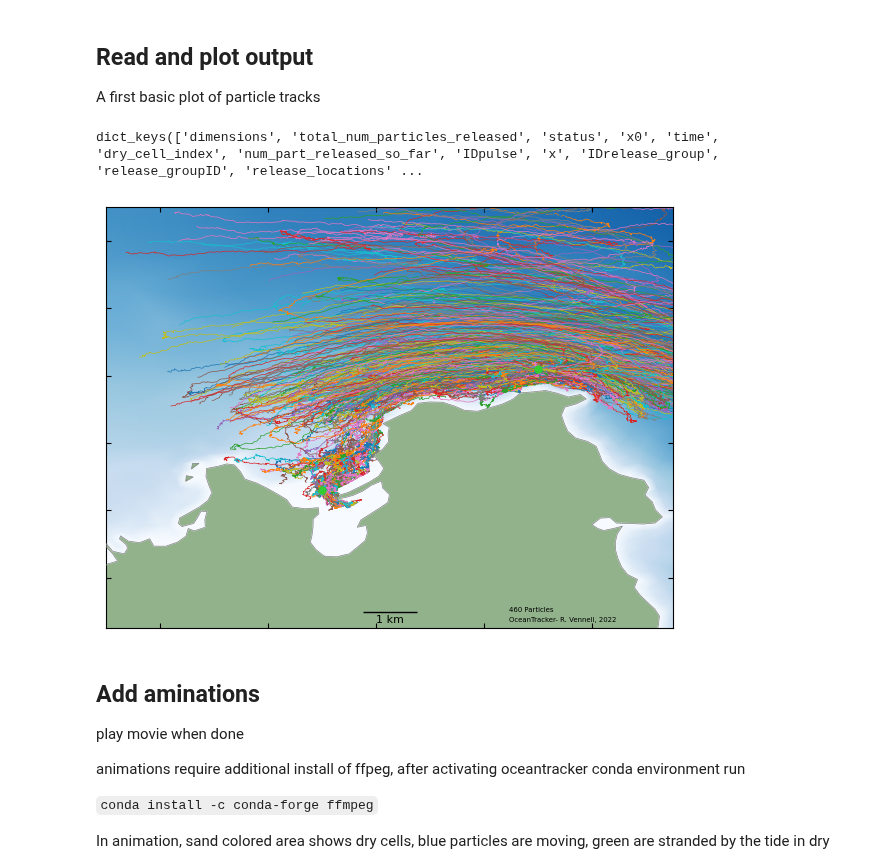
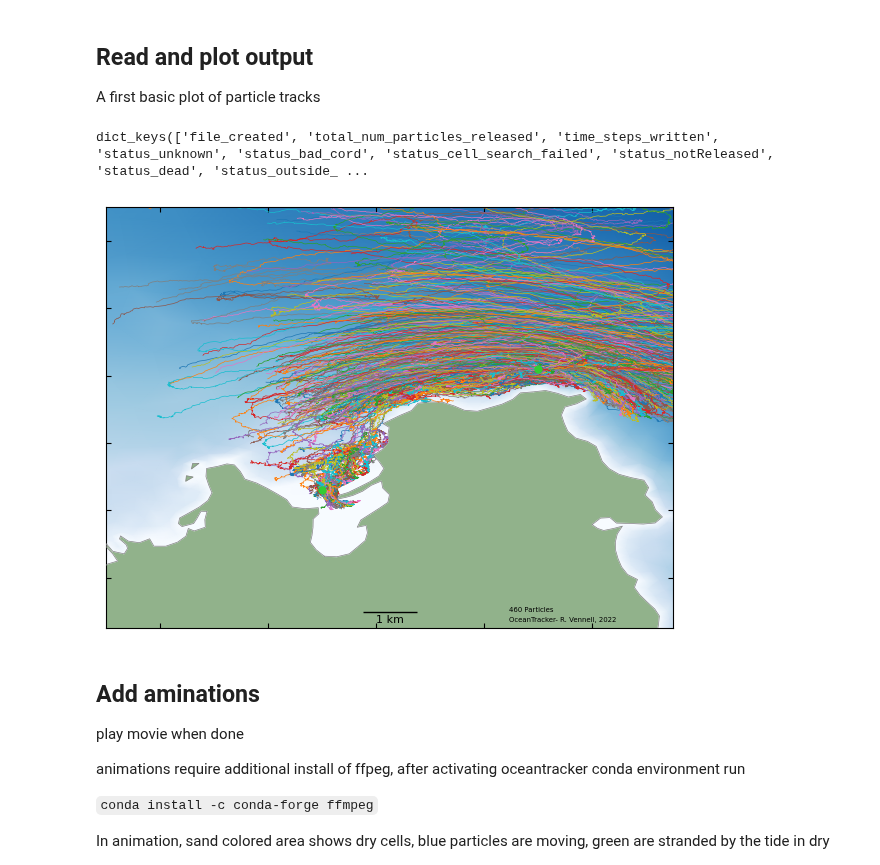
Before and after one commit to oceantracker/oceantracker, a Jupyter notebook: tutorials_how_to/A_minimal_example.ipynb, the cells around one changed output. Drawn from its saved outputs; the diff is of its cells as text; code cells hidden in the pictures.

```diff
--- a/tutorials_how_to/A_minimal_example.ipynb
+++ b/tutorials_how_to/A_minimal_example.ipynb
@@ -69,18 +69,18 @@ main: --------------------------------------------------------------------------
 # %%
 # read output files
 from oceantracker.post_processing.read_output_files import  load_output_files
 
 # read particle track data into a dictionary using case_info_file_name
-tracks = load_output_files.load_particle_track_vars(case_info_file_name)
+tracks = load_output_files.load_track_data(case_info_file_name)
 print(tracks.keys()) # show what is in tracks dictionary holds
 
 from oceantracker.post_processing.plotting.plot_tracks import plot_tracks
 
 ax= [1591000, 1601500, 5478500, 5491000]  # area to plot
 plot_tracks(tracks, axis_lims=ax)
 # %% [output]
-dict_keys(['dimensions', 'total_num_particles_released', 'status', 'x0', 'time', 'dry_cell_index', 'num_part_released_so_far', 'IDpulse', 'x', 'IDrelease_group', 'release_groupID', 'release_locations' ...
+dict_keys(['file_created', 'total_num_particles_released', 'time_steps_written', 'status_unknown', 'status_bad_cord', 'status_cell_search_failed', 'status_notReleased', 'status_dead', 'status_outside_ ...
-[figure, old version]
+[figure, new version]
 # %% [markdown]
 ## Add aminations
 
```
Also changed, not shown: parts of 2 cells of this notebook, 55 other files.
